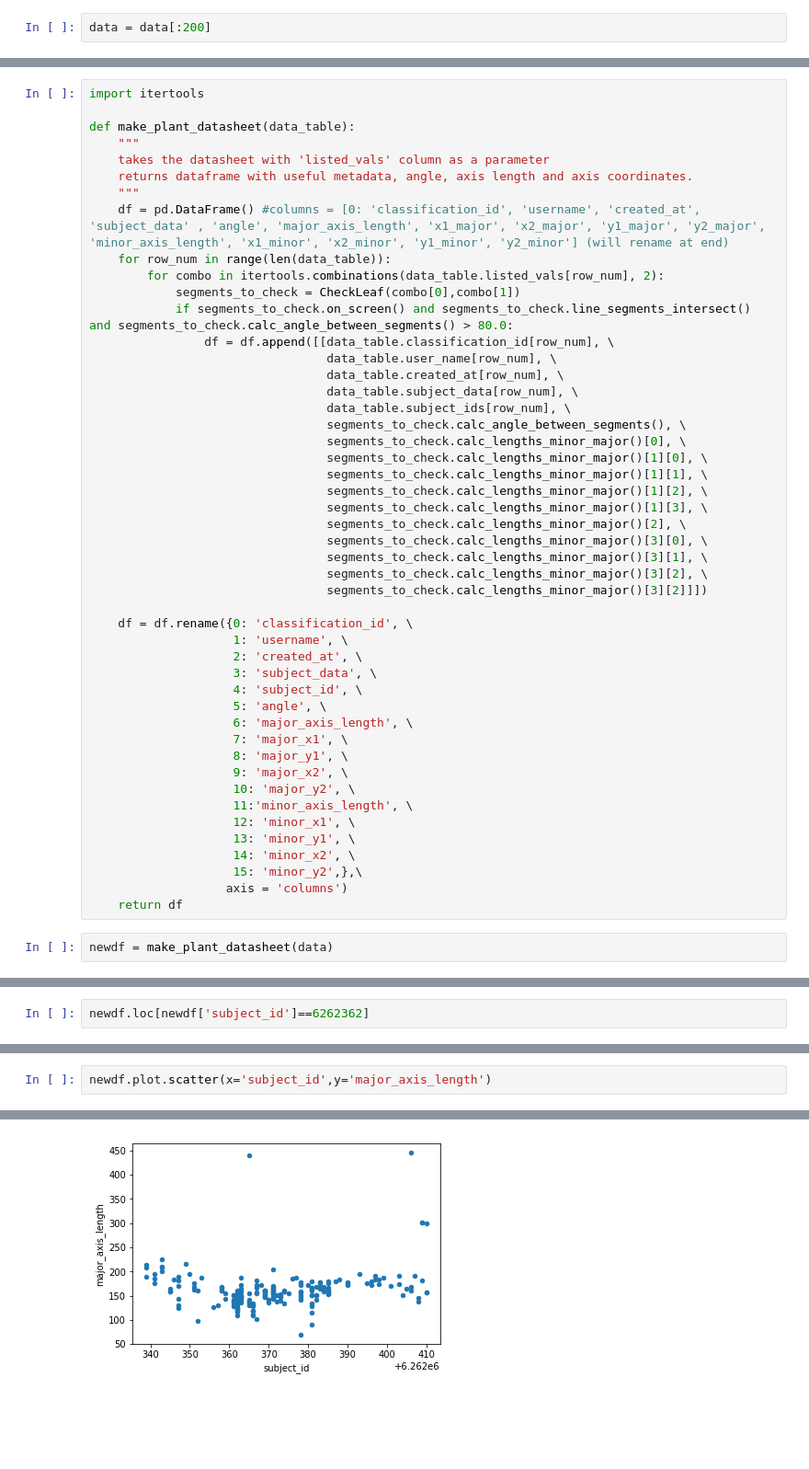
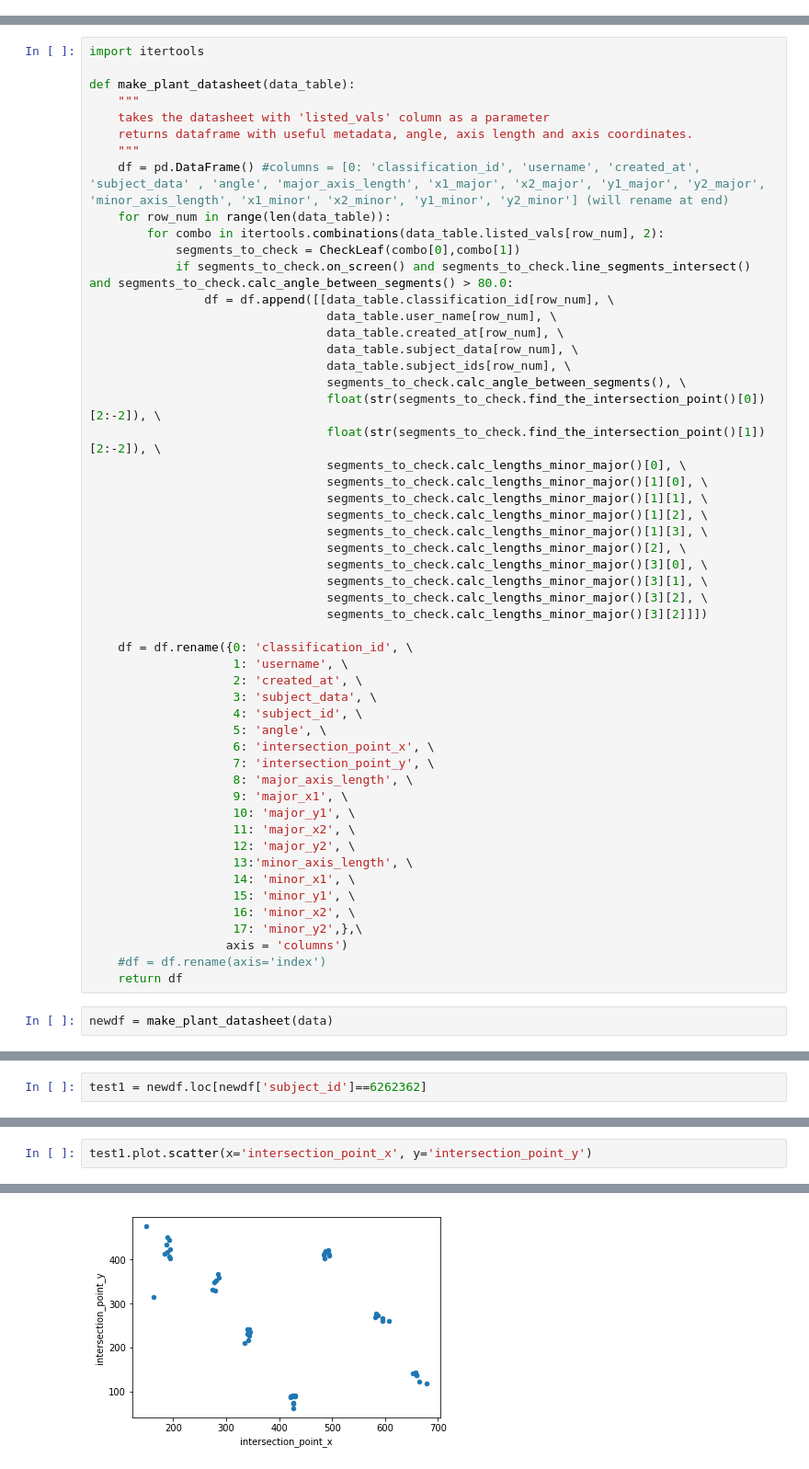
Before and after one commit to victoriamreese/citpy, a Jupyter notebook: seg_vals_to_new_list.ipynb, the cells around one changed output, grey strips where cells are left out. Shown at 92% size. Cells and saved outputs as stored; diff of their text form; blank space fills up the shorter version.

Commit message:
preliminary visualizations

```diff
--- a/seg_vals_to_new_list.ipynb
+++ b/seg_vals_to_new_list.ipynb
@@ -9,8 +9,6 @@ from pandas.io.json import json_normalize
 import matplotlib.pyplot as plt
 # %%
 data = pd.read_csv('classifications.csv')
-# %%
-data = data[:200]
 # %%
 data
 # %% [output]
@@ -249,6 +266,8 @@ def make_plant_datasheet(data_table):
                                  data_table.subject_data[row_num], \
                                  data_table.subject_ids[row_num], \
                                  segments_to_check.calc_angle_between_segments(), \
+                                 float(str(segments_to_check.find_the_intersection_point()[0])[2:-2]), \
+                                 float(str(segments_to_check.find_the_intersection_point()[1])[2:-2]), \
                                  segments_to_check.calc_lengths_minor_major()[0], \
                                  segments_to_check.calc_lengths_minor_major()[1][0], \
                                  segments_to_check.calc_lengths_minor_major()[1][1], \
@@ -266,17 +285,20 @@ def make_plant_datasheet(data_table):
                     3: 'subject_data', \
                     4: 'subject_id', \
                     5: 'angle', \
-                    6: 'major_axis_length', \
-                    7: 'major_x1', \
-                    8: 'major_y1', \
-                    9: 'major_x2', \
-                    10: 'major_y2', \
-                    11:'minor_axis_length', \
-                    12: 'minor_x1', \
-                    13: 'minor_y1', \
-                    14: 'minor_x2', \
-                    15: 'minor_y2',},\
+                    6: 'intersection_point_x', \
+                    7: 'intersection_point_y', \
+                    8: 'major_axis_length', \
+                    9: 'major_x1', \
+                    10: 'major_y1', \
+                    11: 'major_x2', \
+                    12: 'major_y2', \
+                    13:'minor_axis_length', \
+                    14: 'minor_x1', \
+                    15: 'minor_y1', \
+                    16: 'minor_x2', \
+                    17: 'minor_y2',},\
                    axis = 'columns')
+    #df = df.rename(axis='index')
     return df
 # %%
 newdf = make_plant_datasheet(data)
@@ -304,2 +326,2 @@ newdf
 # %%
-newdf.loc[newdf['subject_id']==6262362]
+test1 = newdf.loc[newdf['subject_id']==6262362]
@@ -324,5 +350,5 @@ newdf.loc[newdf['subject_id']==6262362]
 # %%
-newdf.plot.scatter(x='subject_id',y='major_axis_length')
+test1.plot.scatter(x='intersection_point_x', y='intersection_point_y')
 # %% [output]
 <matplotlib.axes._subplots.AxesSubplot at 0x...>
-[figure, old version]
+[figure, new version]
```
Also changed, not shown: parts of 15 cells of this notebook.
